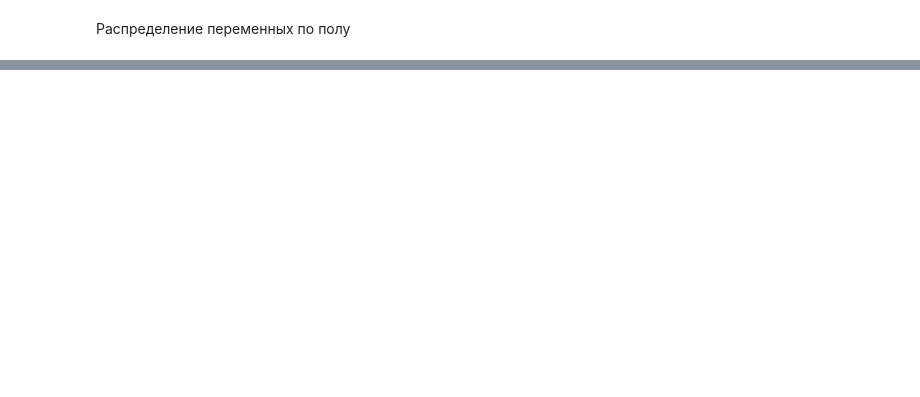
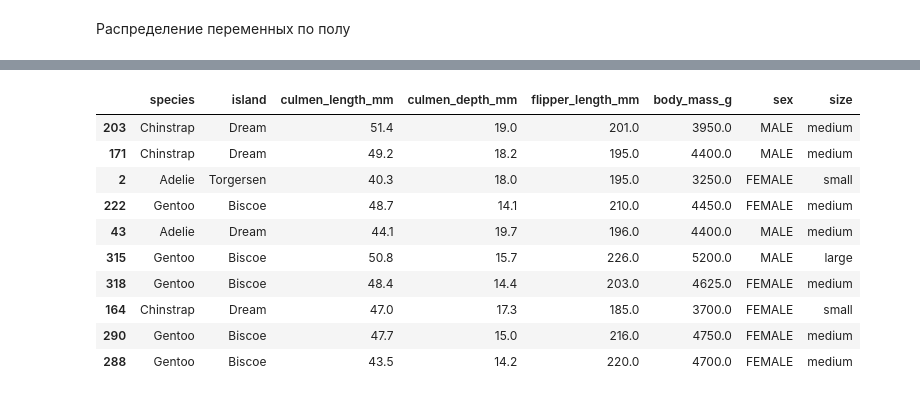
Before and after one commit to alesialesia/Project, a Jupyter notebook: Penguins in Antarctica.ipynb, the cells around one changed output, grey strips where cells are left out. Saved outputs shown, nothing was run; the diff lists cells and outputs as text; code cells hidden in the pictures; blank space fills up the shorter version.

```diff
--- a/Penguins in Antarctica.ipynb
+++ b/Penguins in Antarctica.ipynb
@@ -611,0 +658,4 @@ fig.show()
+# %%
+bin = np.linspace(penguin['body_mass_g'].min(),penguin['body_mass_g'].max(),4)
+label_names = ['small' , 'medium' , 'large']
+print(bin)
@@ -611,0 +678,15 @@ fig.show()
+# %%
+penguin['size'] = pd.cut(penguin['body_mass_g'] , bin , labels = label_names )
+penguin.sample(10)
+# %% [output]
+|  | species | island | culmen_length_mm | culmen_depth_mm | flipper_length_mm | body_mass_g | sex | size |
+| 203 | Chinstrap | Dream | 51.4 | 19.0 | 201.0 | 3950.0 | MALE | medium |
+| 171 | Chinstrap | Dream | 49.2 | 18.2 | 195.0 | 4400.0 | MALE | medium |
+| 2 | Adelie | Torgersen | 40.3 | 18.0 | 195.0 | 3250.0 | FEMALE | small |
+| 222 | Gentoo | Biscoe | 48.7 | 14.1 | 210.0 | 4450.0 | FEMALE | medium |
+| 43 | Adelie | Dream | 44.1 | 19.7 | 196.0 | 4400.0 | MALE | medium |
+| 315 | Gentoo | Biscoe | 50.8 | 15.7 | 226.0 | 5200.0 | MALE | large |
+| 318 | Gentoo | Biscoe | 48.4 | 14.4 | 203.0 | 4625.0 | FEMALE | medium |
+| 164 | Chinstrap | Dream | 47.0 | 17.3 | 185.0 | 3700.0 | FEMALE | small |
+| 290 | Gentoo | Biscoe | 47.7 | 15.0 | 216.0 | 4750.0 | FEMALE | medium |
+| 288 | Gentoo | Biscoe | 43.5 | 14.2 | 220.0 | 4700.0 | FEMALE | medium |
```
Also changed, not shown: parts of 44 cells of this notebook.
